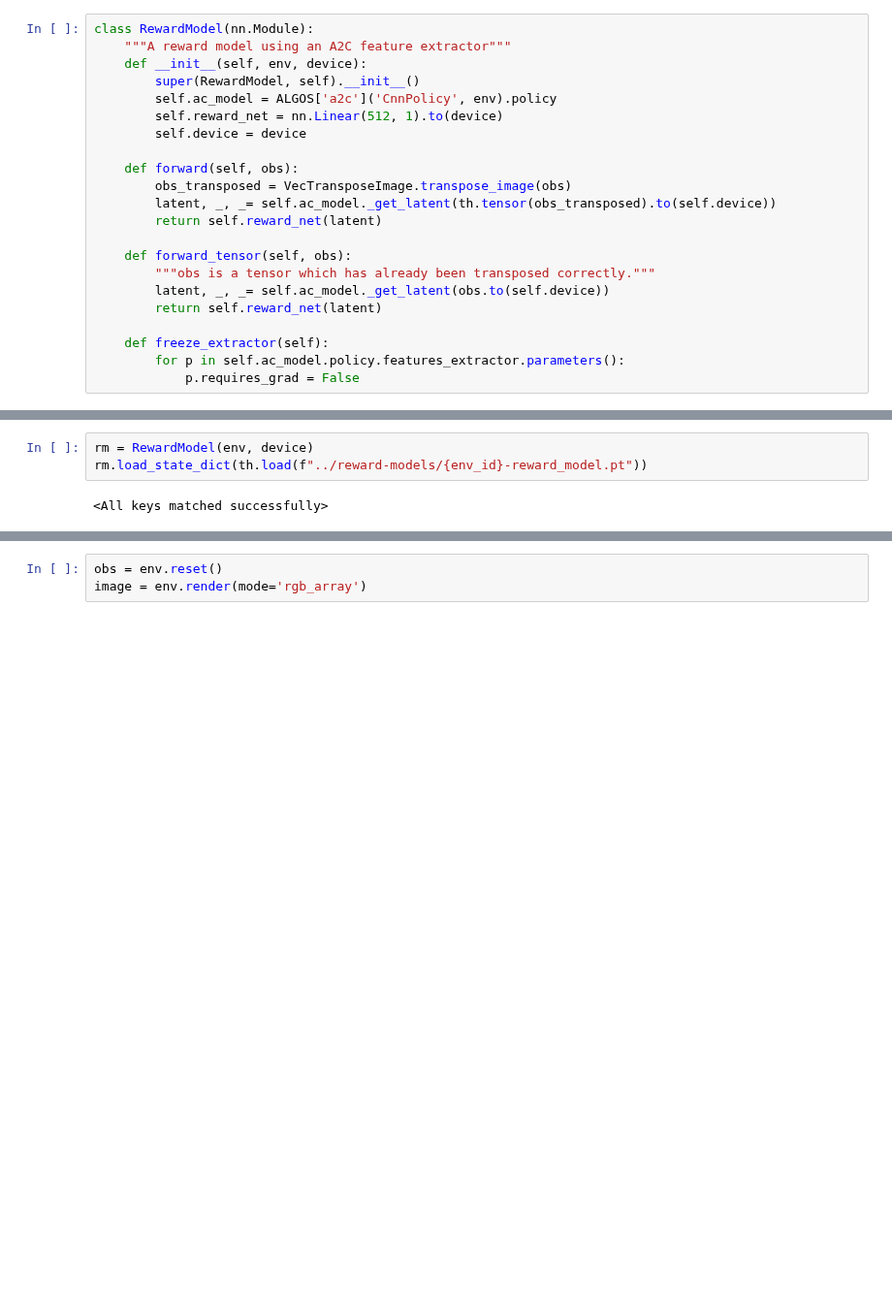
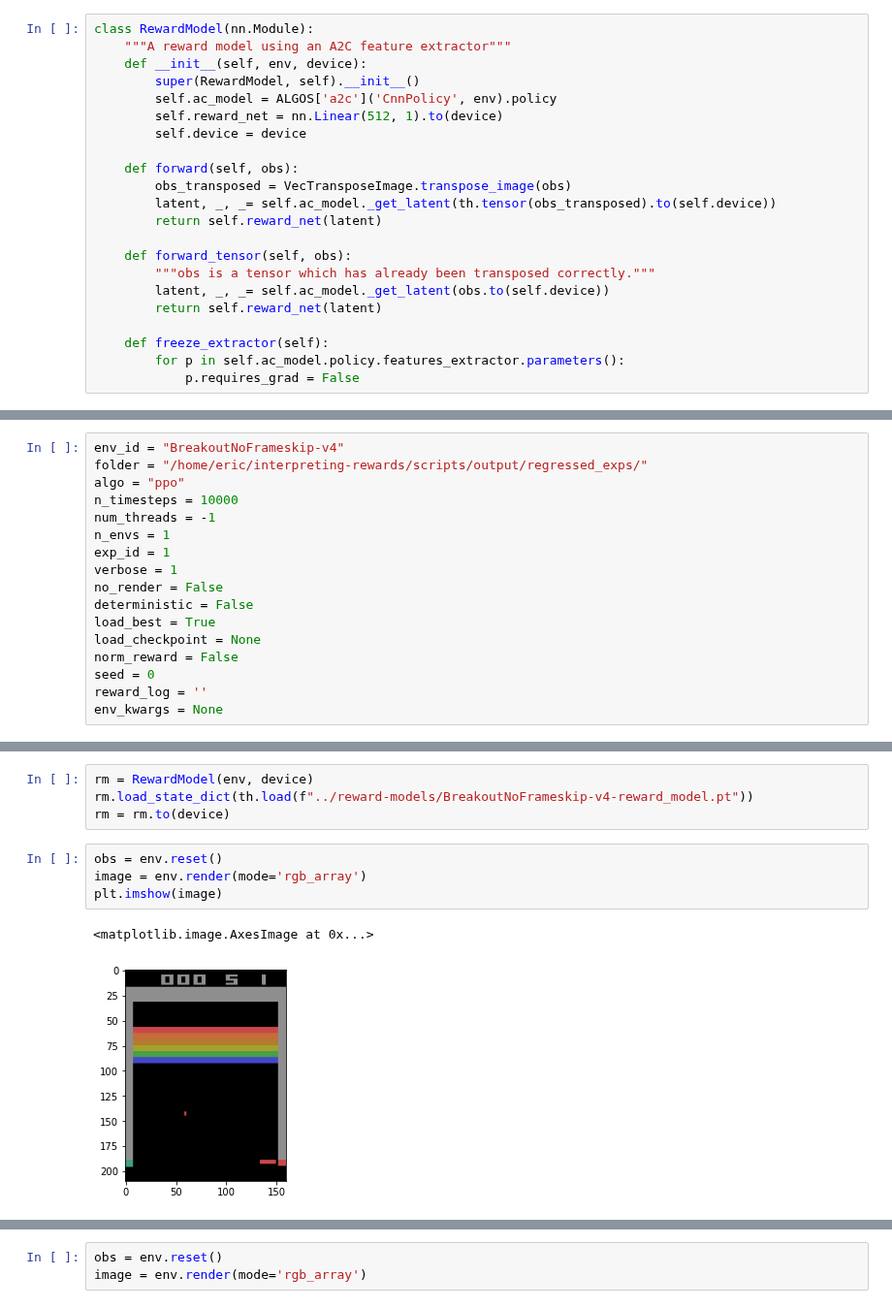
Before and after one commit to HumanCompatibleAI/interpreting-rewards, a Jupyter notebook: notebooks/training-run-comparison-figures.ipynb, the cells around one changed output, grey strips where cells are left out. Shown at 97% size. Cells and saved outputs as stored; diff of their text form; blank space fills up the shorter version.

```diff
--- a/notebooks/training-run-comparison-figures.ipynb
+++ b/notebooks/training-run-comparison-figures.ipynb
@@ -272,0 +326,17 @@ class RewardModel(nn.Module):
+# %%
+env_id = "BreakoutNoFrameskip-v4"
+folder = "/home/eric/interpreting-rewards/scripts/output/regressed_exps/"
+algo = "ppo"
+n_timesteps = 10000
+num_threads = -1
+n_envs = 1
+exp_id = 1
+verbose = 1
+no_render = False
+deterministic = False
+load_best = True
+load_checkpoint = None
+norm_reward = False
+seed = 0
+reward_log = ''
+env_kwargs = None
@@ -273,5 +397,11 @@ class RewardModel(nn.Module):
 # %%
 rm = RewardModel(env, device)
-rm.load_state_dict(th.load(f"../reward-models/{env_id}-reward_model.pt"))
+rm.load_state_dict(th.load(f"../reward-models/BreakoutNoFrameskip-v4-reward_model.pt"))
+rm = rm.to(device)
-# %% [output]
-<All keys matched successfully>
+# %%
+obs = env.reset()
+image = env.render(mode='rgb_array')
+plt.imshow(image)
+# %% [output]
+<matplotlib.image.AxesImage at 0x...>
+[figure, added]
```
Also changed, not shown: parts of 94 cells of this notebook, 3 other files.
